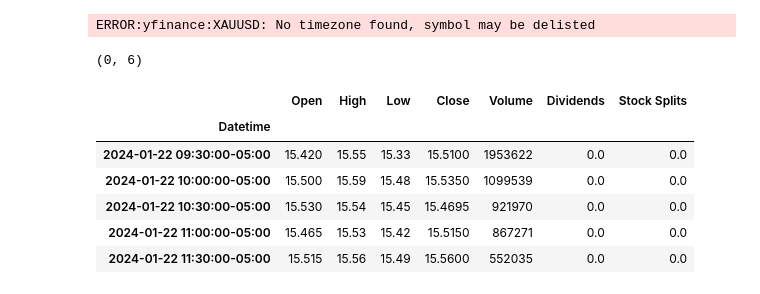
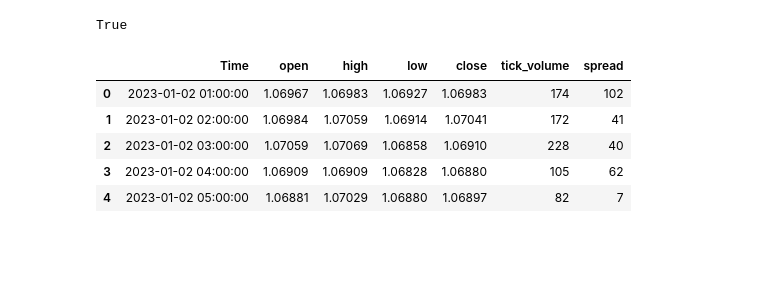
Before and after one commit to nnormal/LSTM, a Jupyter notebook: LSTM_model.ipynb, the cells around one changed output. Cells and saved outputs as stored; diff of their text form; code cells hidden in the pictures; blank space fills up the shorter version.

```diff
--- a/LSTM_model.ipynb
+++ b/LSTM_model.ipynb
@@ -36,28 +23,9 @@ ERROR:yfinance:XAUUSD: No timezone found, symbol may be delisted
-# %%
-# Create a Ticker object for the stock you want to fetch data for
-ticker_symbol = "XAUUSD"  # Replace with the symbol of the stock you want
-ticker = yf.Ticker(ticker_symbol)
-
-# Fetch historical data for a specific date range
-diff = datetime.timedelta(days=7)
-start_date = datetime.date.today() - diff
-end_date = datetime.date.today()  # or specify your desired end date
-
-# Use the period parameter to specify the time range
-df = ticker.history(start=start_date, end=end_date)
-
-# Print the shape of the DataFrame
-print(df.shape)
-# %% [output]
-ERROR:yfinance:XAUUSD: No timezone found, symbol may be delisted
-(0, 6)
-# %%
-df.head()
-# %% [output]
-|  | Open | High | Low | Close | Volume | Dividends | Stock Splits |
-| Datetime |  |  |  |  |  |  |  |
-| 2024-01-22 09:30:00-05:00 | 15.420 | 15.55 | 15.33 | 15.5100 | 1953622 | 0.0 | 0.0 |
-| 2024-01-22 10:00:00-05:00 | 15.500 | 15.59 | 15.48 | 15.5350 | 1099539 | 0.0 | 0.0 |
-| 2024-01-22 10:30:00-05:00 | 15.530 | 15.54 | 15.45 | 15.4695 | 921970 | 0.0 | 0.0 |
-| 2024-01-22 11:00:00-05:00 | 15.465 | 15.53 | 15.42 | 15.5150 | 867271 | 0.0 | 0.0 |
-| 2024-01-22 11:30:00-05:00 | 15.515 | 15.56 | 15.49 | 15.5600 | 552035 | 0.0 | 0.0 |
+# %%
+# MetaTrader5 login credentials
+login = 61230237
+password = '=opliInyg9'
+server = 'Pepperstone-Demo'
+
+mt5.login(login,password,server)
+# %% [output]
+True
@@ -64 +43,13 @@ df.head()
+# %%
+# Reindex the column
+new_column_order = ['Time', 'open', 'high', 'low', 'close', 'tick_volume', 'spread']
+gold_hist = gold_hist.reindex(columns=new_column_order)
+gold_hist.head()
+# %% [output]
+|  | Time | open | high | low | close | tick_volume | spread |
+| 0 | 2023-01-02 01:00:00 | 1.06967 | 1.06983 | 1.06927 | 1.06983 | 174 | 102 |
+| 1 | 2023-01-02 02:00:00 | 1.06984 | 1.07059 | 1.06914 | 1.07041 | 172 | 41 |
+| 2 | 2023-01-02 03:00:00 | 1.07059 | 1.07069 | 1.06858 | 1.06910 | 228 | 40 |
+| 3 | 2023-01-02 04:00:00 | 1.06909 | 1.06909 | 1.06828 | 1.06880 | 105 | 62 |
+| 4 | 2023-01-02 05:00:00 | 1.06881 | 1.07029 | 1.06880 | 1.06897 | 82 | 7 |
 # %%
```
Also changed, not shown: parts of 18 cells of this notebook.
